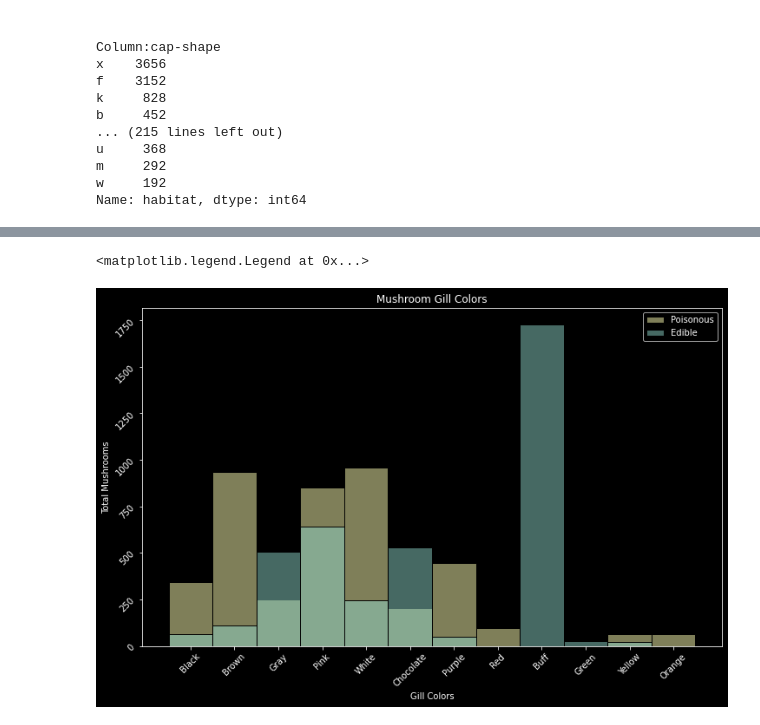
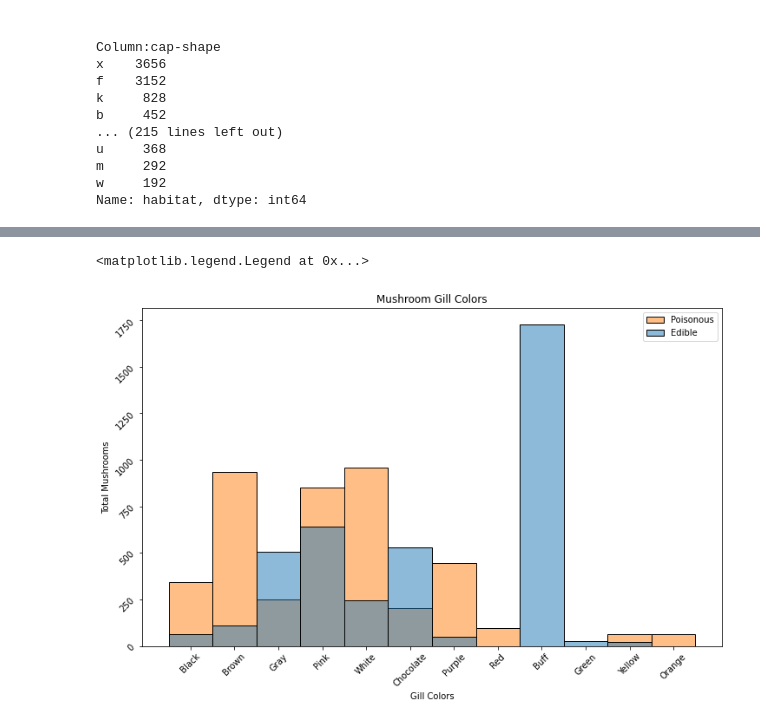
Before and after one commit to Jkhou1000/Mushroom-Classifier, a Jupyter notebook: Mushroom_Project.ipynb, the cells around one changed output, grey strips where cells are left out. Saved outputs shown, nothing was run; the diff lists cells and outputs as text; code cells hidden in the pictures.

```diff
--- a/Mushroom_Project.ipynb
+++ b/Mushroom_Project.ipynb
@@ -86,19 +92,18 @@ Name: habitat, dtype: int64
 # %%
 labels = ['Black', 'Brown', 'Gray', 'Pink', 'White', 'Chocolate', 'Purple', 'Red', 'Buff', 'Green', 'Yellow', 'Orange']
-plt.style.use('dark_background')
 fig, ax = plt.subplots(figsize=(10,6))
 
 #Setting Parameters
 plt.tight_layout()
 sns.histplot(data=df, x='gill-color', edgecolor='black',bins='auto', hue='class')
 plt.ylabel('Total Mushrooms')
 plt.xlabel('Gill Colors')
 ax.set_xticklabels(labels=labels)
 ax.set(title='Mushroom Gill Colors')
 ax.tick_params(labelrotation = 45)
 ax.legend(labels=['Poisonous', 'Edible'])
 #Buff is the most common color for mushroom gils, and all of them are edible. this is good info
 #Since the target is the Class (Edible or Poisonous) it best to use them as a hue and compare
 # %% [output]
 <matplotlib.legend.Legend at 0x...>
-[figure, old version]
+[figure, new version]
```
Also changed, not shown: parts of 4 cells of this notebook.
